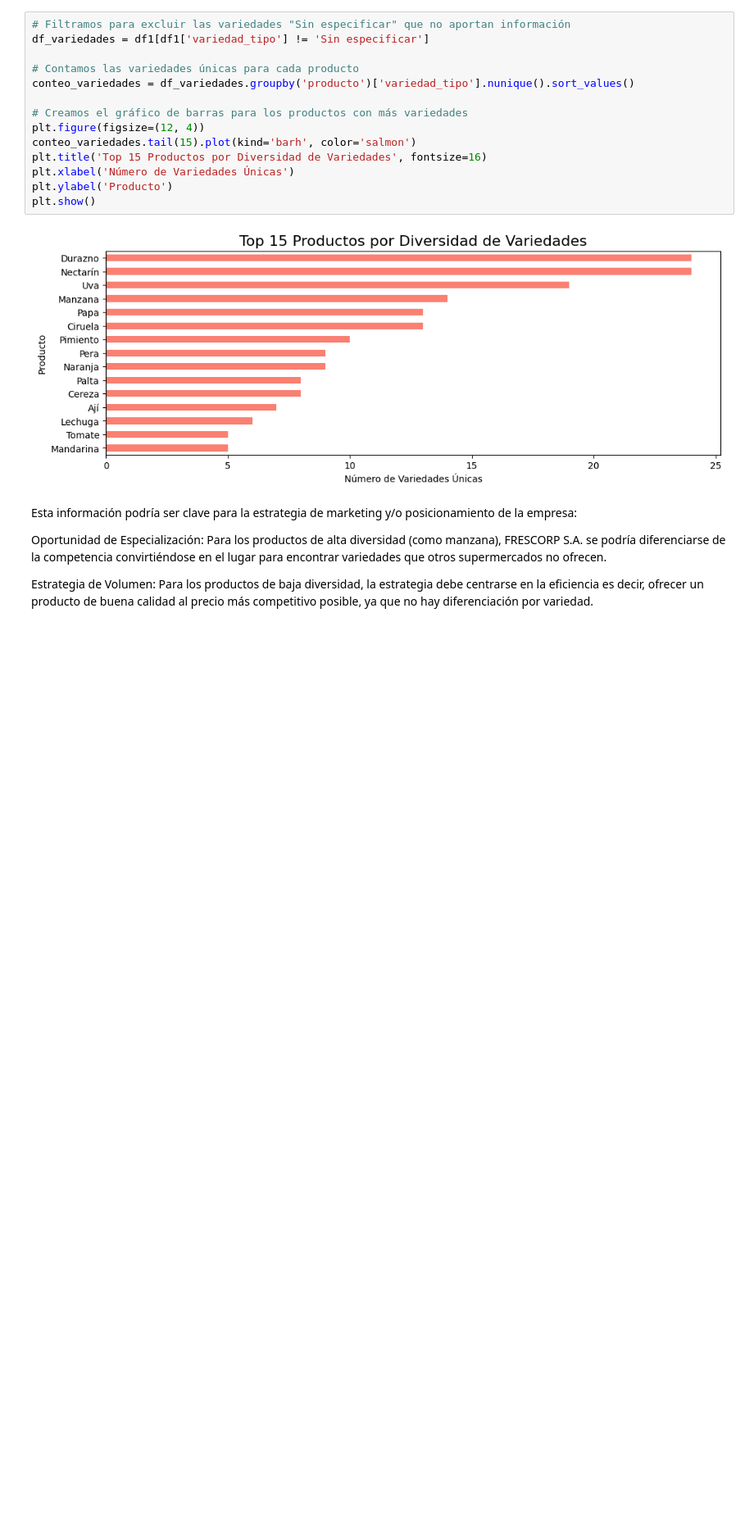
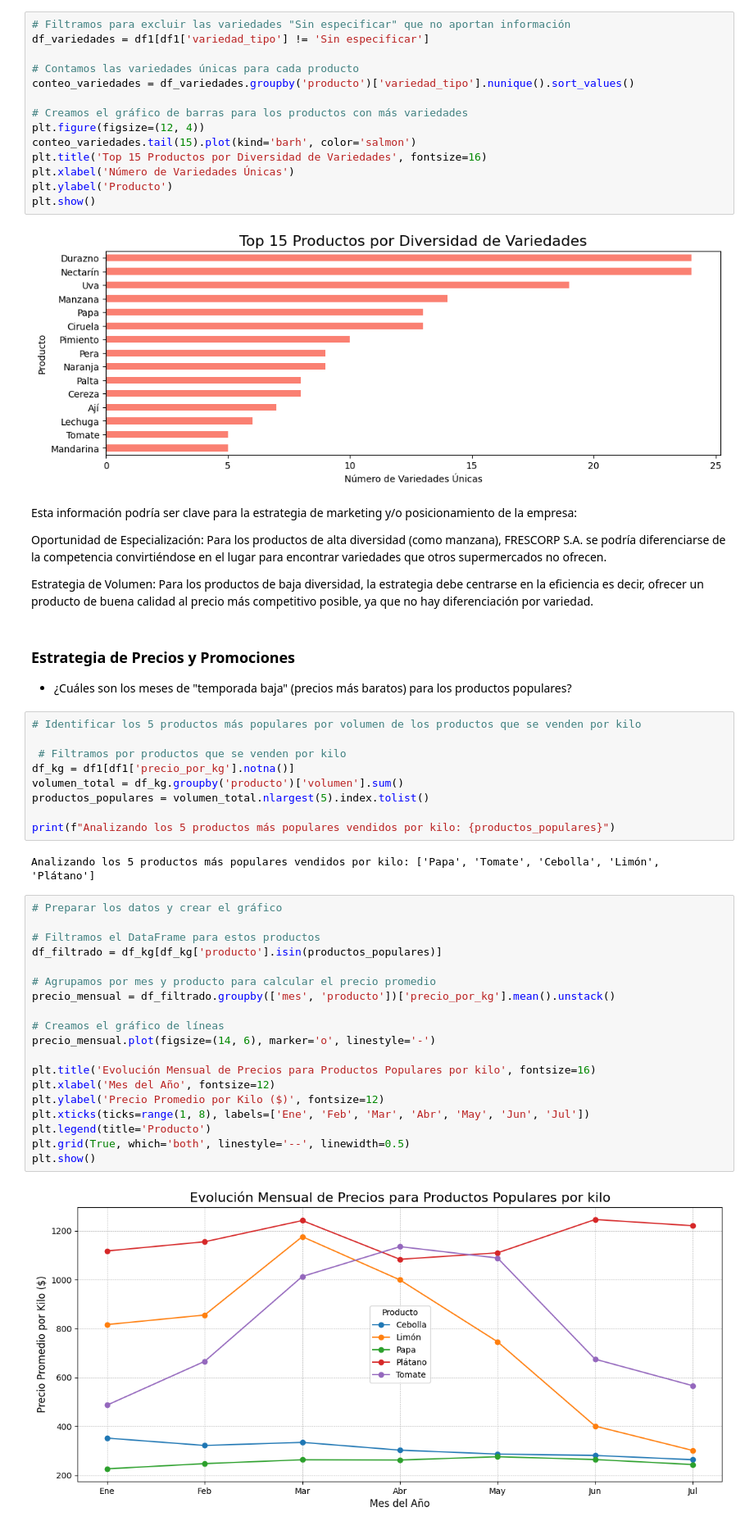
Before and after one commit to Ricardouchub/Analisis-Estrategico-de-Precios, a Jupyter notebook: Análisis Estratégico de Precios Mayoristas para el Sector Retail de Frutas y Hortalizas.ipynb, the cells around one changed output. Shown at 82% size. Saved outputs shown, nothing was run; the diff lists cells and outputs as text; blank space fills up the shorter version.

```diff
--- a/Análisis Estratégico de Precios Mayoristas para el Sector Retail de Frutas y Hortalizas.ipynb
+++ b/Análisis Estratégico de Precios Mayoristas para el Sector Retail de Frutas y Hortalizas.ipynb
@@ -820,3 +825,38 @@ Esta información podría ser clave para la estrategia de marketing y/o posicion
 Oportunidad de Especialización: Para los productos de alta diversidad (como manzana), FRESCORP S.A. se podría diferenciarse de la competencia convirtiéndose en el lugar para encontrar variedades que otros supermercados no ofrecen.
 
 Estrategia de Volumen: Para los productos de baja diversidad, la estrategia debe centrarse en la eficiencia es decir, ofrecer un producto de buena calidad al precio más competitivo posible, ya que no hay diferenciación por variedad.
+# %% [markdown]
+### Estrategia de Precios y Promociones
+* ¿Cuáles son los meses de "temporada baja" (precios más baratos) para los productos populares?
+# %%
+# Identificar los 5 productos más populares por volumen de los productos que se venden por kilo
+
+ # Filtramos por productos que se venden por kilo
+df_kg = df1[df1['precio_por_kg'].notna()]
+volumen_total = df_kg.groupby('producto')['volumen'].sum()
+productos_populares = volumen_total.nlargest(5).index.tolist()
+
+print(f"Analizando los 5 productos más populares vendidos por kilo: {productos_populares}")
+# %% [output]
+Analizando los 5 productos más populares vendidos por kilo: ['Papa', 'Tomate', 'Cebolla', 'Limón', 'Plátano']
+# %%
+# Preparar los datos y crear el gráfico
+
+# Filtramos el DataFrame para estos productos
+df_filtrado = df_kg[df_kg['producto'].isin(productos_populares)]
+
+# Agrupamos por mes y producto para calcular el precio promedio
+precio_mensual = df_filtrado.groupby(['mes', 'producto'])['precio_por_kg'].mean().unstack()
+
+# Creamos el gráfico de líneas
+precio_mensual.plot(figsize=(14, 6), marker='o', linestyle='-')
+
+plt.title('Evolución Mensual de Precios para Productos Populares por kilo', fontsize=16)
+plt.xlabel('Mes del Año', fontsize=12)
+plt.ylabel('Precio Promedio por Kilo ($)', fontsize=12)
+plt.xticks(ticks=range(1, 8), labels=['Ene', 'Feb', 'Mar', 'Abr', 'May', 'Jun', 'Jul'])
+plt.legend(title='Producto')
+plt.grid(True, which='both', linestyle='--', linewidth=0.5)
+plt.show()
+# %% [output]
+[figure, added]
```
Also changed, not shown: parts of 9 cells of this notebook.
